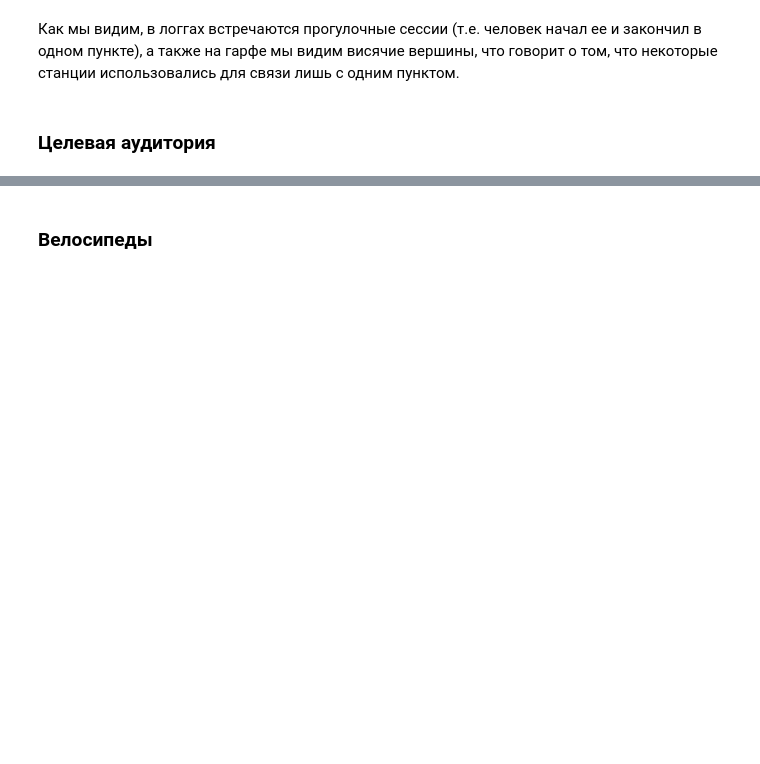
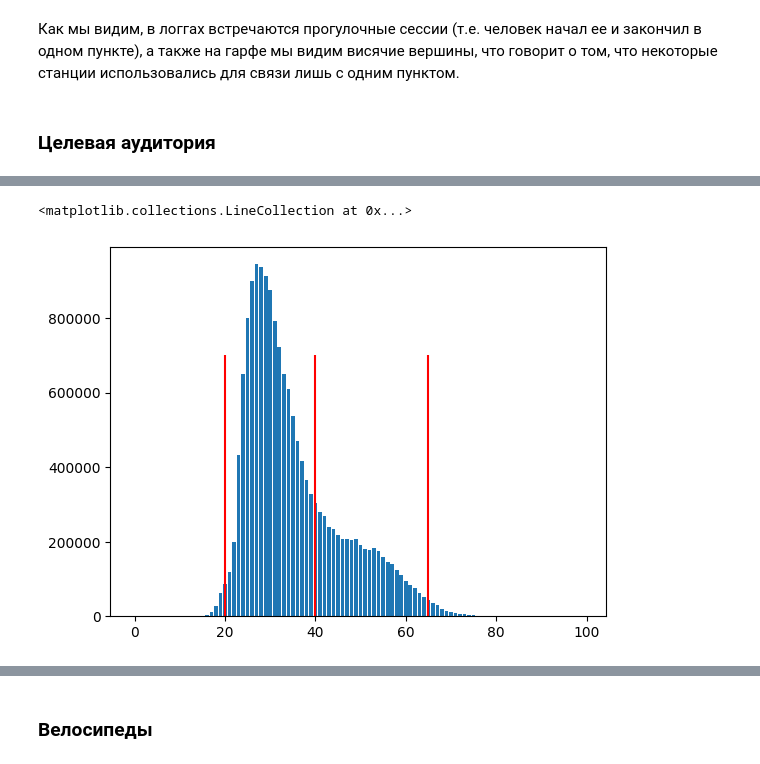
Before and after one commit to Konstantin-Kalug/yandex_bigdata_intensive, a Jupyter notebook: GeneralNotebook.ipynb, the cells around one changed output, grey strips where cells are left out. Saved outputs shown, nothing was run; the diff lists cells and outputs as text; code cells hidden in the pictures; blank space fills up the shorter version.

```diff
--- a/GeneralNotebook.ipynb
+++ b/GeneralNotebook.ipynb
@@ -335,0 +496,20 @@ nx.draw(graph, pos, **options)
+# %%
+age_hist = None
+for year in range(2013, 2020):
+    df = pd.read_table(f'data/src/{year}/part-00000', index_col=False, header=None, names=['id', 'biketype', 'starttime', 'endtime', 'startstation', 'endstation', 'startlat', 'startlng', 'endlat', 'endlng', 'member_casual', 'gender', 'age', 'bikeid'], sep=',')
+    if year == 2013:
+        age_hist = df[['id', 'age']].dropna().groupby(by=['age']).count()
+    else:
+        age = df[['id', 'age']].dropna().groupby(by=['age']).count()
+        age_hist = pd.concat([age_hist, age]).reset_index().groupby(by='age').sum()
+# %%
+res = age_hist.reset_index()
+res = res[res['age'] < 100]
+# %%
+plt.bar(res['age'], res['id'])
+plt.vlines(20, 0, 700000, color='r')
+plt.vlines(40, 0, 700000, color='r')
+plt.vlines(65, 0, 700000, color='r')
+# %% [output]
+<matplotlib.collections.LineCollection at 0x...>
+[figure, added]
```
Also changed, not shown: parts of 66 cells of this notebook.
